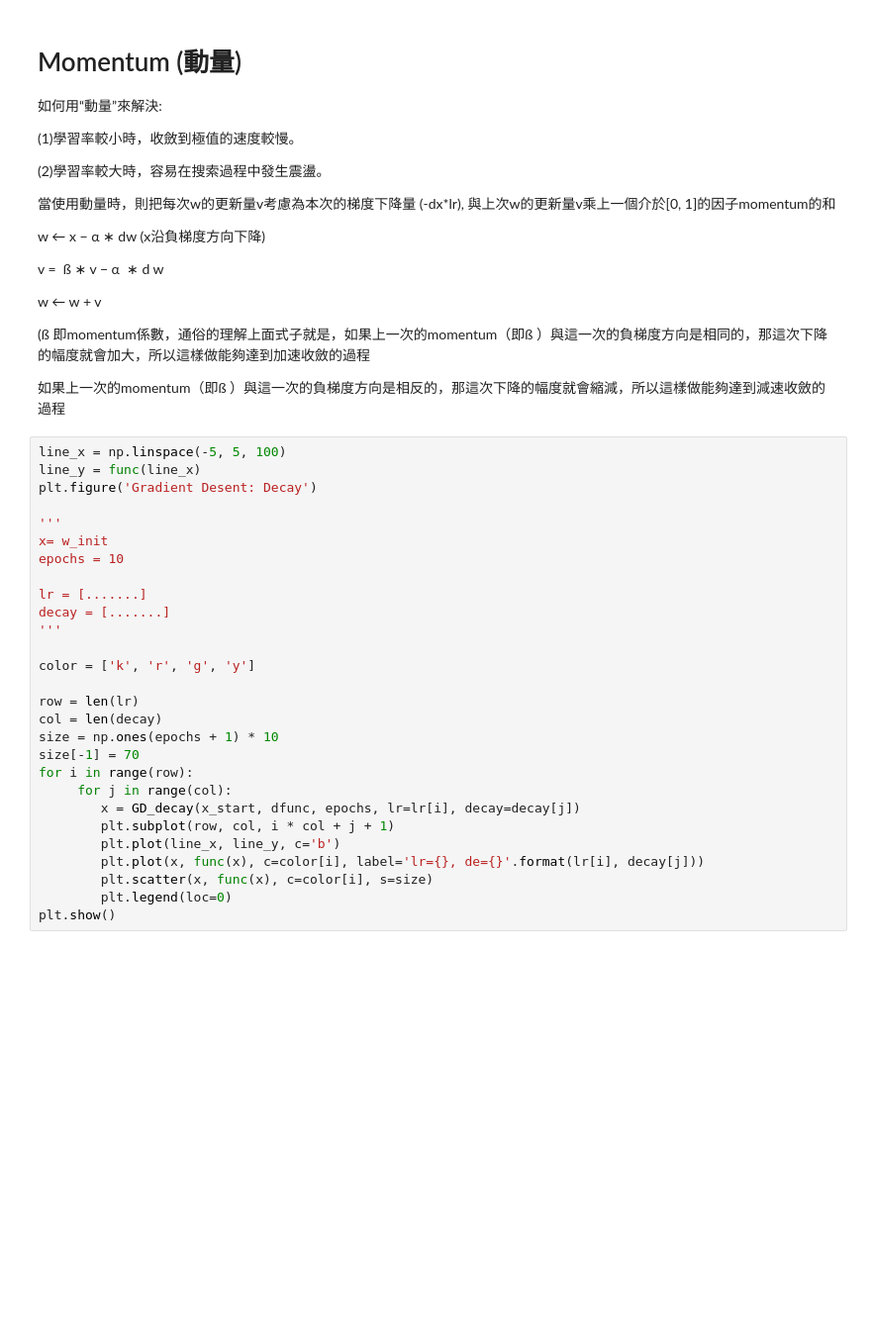
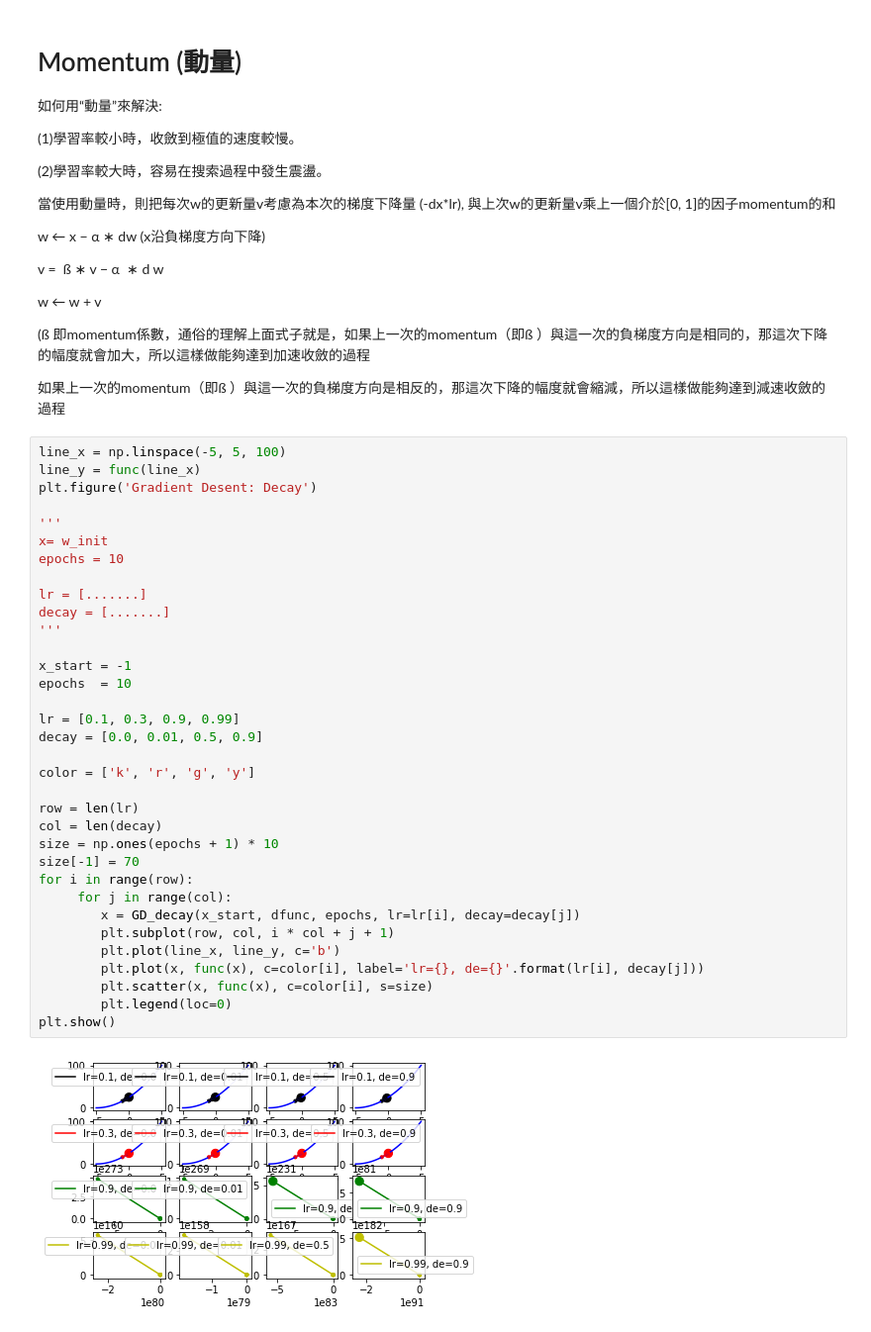
Before and after one commit to porpoisewise/3rd-ML100Days, a Jupyter notebook: homework/Day_074_Gradient_Descent_HW.ipynb, the cells around one changed output. Shown: that part at 99% size. Saved outputs shown, nothing was run; the diff lists cells and outputs as text; blank space fills up the shorter version.

```diff
--- a/homework/Day_074_Gradient_Descent_HW.ipynb
+++ b/homework/Day_074_Gradient_Descent_HW.ipynb
@@ -160,28 +182,36 @@ w ← w + v
 # %%
 line_x = np.linspace(-5, 5, 100)
 line_y = func(line_x)
 plt.figure('Gradient Desent: Decay')
 
 '''
 x= w_init
 epochs = 10
 
 lr = [.......]
 decay = [.......]
 '''
+
+x_start = -1
+epochs  = 10
+
+lr = [0.1, 0.3, 0.9, 0.99]
+decay = [0.0, 0.01, 0.5, 0.9]
 
 color = ['k', 'r', 'g', 'y']
 
 row = len(lr)
 col = len(decay)
 size = np.ones(epochs + 1) * 10
 size[-1] = 70
 for i in range(row):
      for j in range(col):
         x = GD_decay(x_start, dfunc, epochs, lr=lr[i], decay=decay[j])
         plt.subplot(row, col, i * col + j + 1)
         plt.plot(line_x, line_y, c='b')
         plt.plot(x, func(x), c=color[i], label='lr={}, de={}'.format(lr[i], decay[j]))
         plt.scatter(x, func(x), c=color[i], s=size)
         plt.legend(loc=0)
 plt.show()
+# %% [output]
+[figure, added]
```
Also changed, not shown: parts of 3 cells of this notebook.
